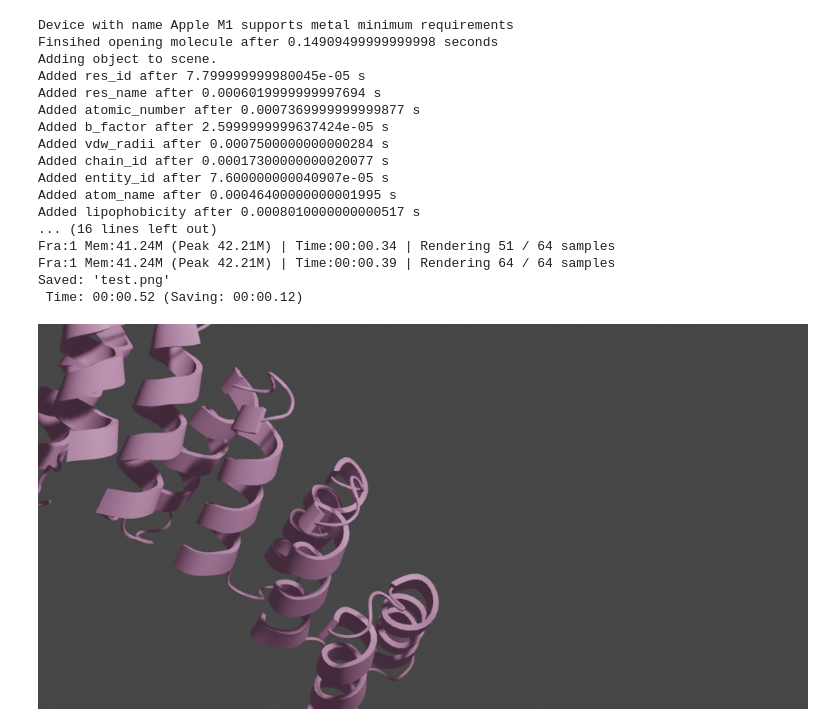
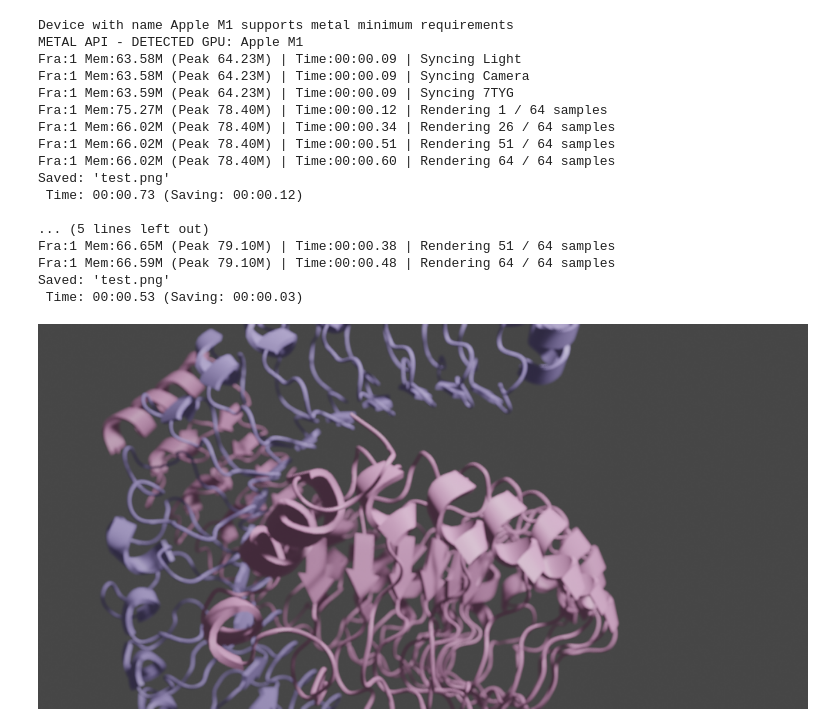
Before and after one commit to kolibril13/ipyMolecularNodes, a Jupyter notebook: debug.ipynb, the cells around one changed output. Cells and saved outputs as stored; diff of their text form; code cells hidden in the pictures.

```diff
--- a/debug.ipynb
+++ b/debug.ipynb
@@ -1,50 +1,84 @@
+# %%
+
+import sys
+import os
+
+
+# Backup the original stdout and stderr
+original_stdout = sys.stdout
+original_stderr = sys.stderr
+
+# Redirect stdout and stderr to null
+sys.stdout = open(os.devnull, 'w')
+sys.stderr = open(os.devnull, 'w')
+
+import bpy
+# %% [output]
+Device with name Apple M1 supports metal minimum requirements
+METAL API - DETECTED GPU: Apple M1
+Fra:1 Mem:63.58M (Peak 64.23M) | Time:00:00.09 | Syncing Light
+Fra:1 Mem:63.58M (Peak 64.23M) | Time:00:00.09 | Syncing Camera
+Fra:1 Mem:63.59M (Peak 64.23M) | Time:00:00.09 | Syncing 7TYG
+Fra:1 Mem:75.27M (Peak 78.40M) | Time:00:00.12 | Rendering 1 / 64 samples
+Fra:1 Mem:66.02M (Peak 78.40M) | Time:00:00.34 | Rendering 26 / 64 samples
+Fra:1 Mem:66.02M (Peak 78.40M) | Time:00:00.51 | Rendering 51 / 64 samples
+Fra:1 Mem:66.02M (Peak 78.40M) | Time:00:00.60 | Rendering 64 / 64 samples
+Saved: 'test.png'
+ Time: 00:00.73 (Saving: 00:00.12)
+
+... (5 lines left out)
+Fra:1 Mem:66.65M (Peak 79.10M) | Time:00:00.38 | Rendering 51 / 64 samples
+Fra:1 Mem:66.59M (Peak 79.10M) | Time:00:00.48 | Rendering 64 / 64 samples
+Saved: 'test.png'
+ Time: 00:00.53 (Saving: 00:00.03)
 # %%
+
+
 import molecularnodes as mn
-from IPython.display import Image
 import bpy
+from IPython.display import display, Image
+
+
+
 
 # Delete all mesh objects from the scene
 bpy.ops.object.select_all(action="DESELECT")
 bpy.ops.object.select_by_type(type="MESH")
 bpy.ops.object.delete()
 
-molecule = mn.load.molecule_rcsb("4OZS", starting_style="cartoon", center_molecule=True)
+molecule = mn.load.molecule_rcsb("7TYG", starting_style="cartoon", center_molecule=True)
+# molecule = mn.load.molecule_rcsb("7TYG", starting_style="ball_and_stick", center_molecule=True)
+
+scale = 4
+
 molecule.location.z += 1.3
-molecule.scale = [6, 6, 6]
+molecule.location.x += 1.3
+
+molecule.scale = [scale, scale, scale]
 
 # Camera
 camera = bpy.data.objects["Camera"]
 camera.location = (5, -3, 4)
 camera.data.dof.use_dof = True
-camera.data.dof.focus_distance = 5
+camera.data.dof.focus_distance = 2
 camera.data.dof.aperture_fstop = 4
 
 # Render
 path = "test.png"
 bpy.context.scene.render.resolution_x = 1000
 bpy.context.scene.render.resolution_y = 500
 bpy.context.scene.render.image_settings.file_format = "PNG"
 bpy.context.scene.render.filepath = path
 bpy.ops.render.render(write_still=True)
 bpy.data.images["Render Result"].save_render(filepath=bpy.context.scene.render.filepath)
 
-Image("test.png")
+
+# Restore the original stdout and stderr
+# sys.stdout = original_stdout
+# sys.stderr = original_stderr
+
+
+# Display the image without any text output
+display(Image(filename="test.png"))
 # %% [output]
-Device with name Apple M1 supports metal minimum requirements
-Finsihed opening molecule after 0.14909499999999998 seconds
-Adding object to scene.
-Added res_id after 7.799999999980045e-05 s
-Added res_name after 0.0006019999999997694 s
-Added atomic_number after 0.0007369999999999877 s
-Added b_factor after 2.5999999999637424e-05 s
-Added vdw_radii after 0.0007500000000000284 s
-Added chain_id after 0.00017300000000020077 s
-Added entity_id after 7.600000000040907e-05 s
-Added atom_name after 0.00046400000000001995 s
-Added lipophobicity after 0.0008010000000000517 s
-... (16 lines left out)
-Fra:1 Mem:41.24M (Peak 42.21M) | Time:00:00.34 | Rendering 51 / 64 samples
-Fra:1 Mem:41.24M (Peak 42.21M) | Time:00:00.39 | Rendering 64 / 64 samples
-Saved: 'test.png'
- Time: 00:00.52 (Saving: 00:00.12)
-[figure, old version]
+[figure, new version]
```
Also changed, not shown: 2 other files.
